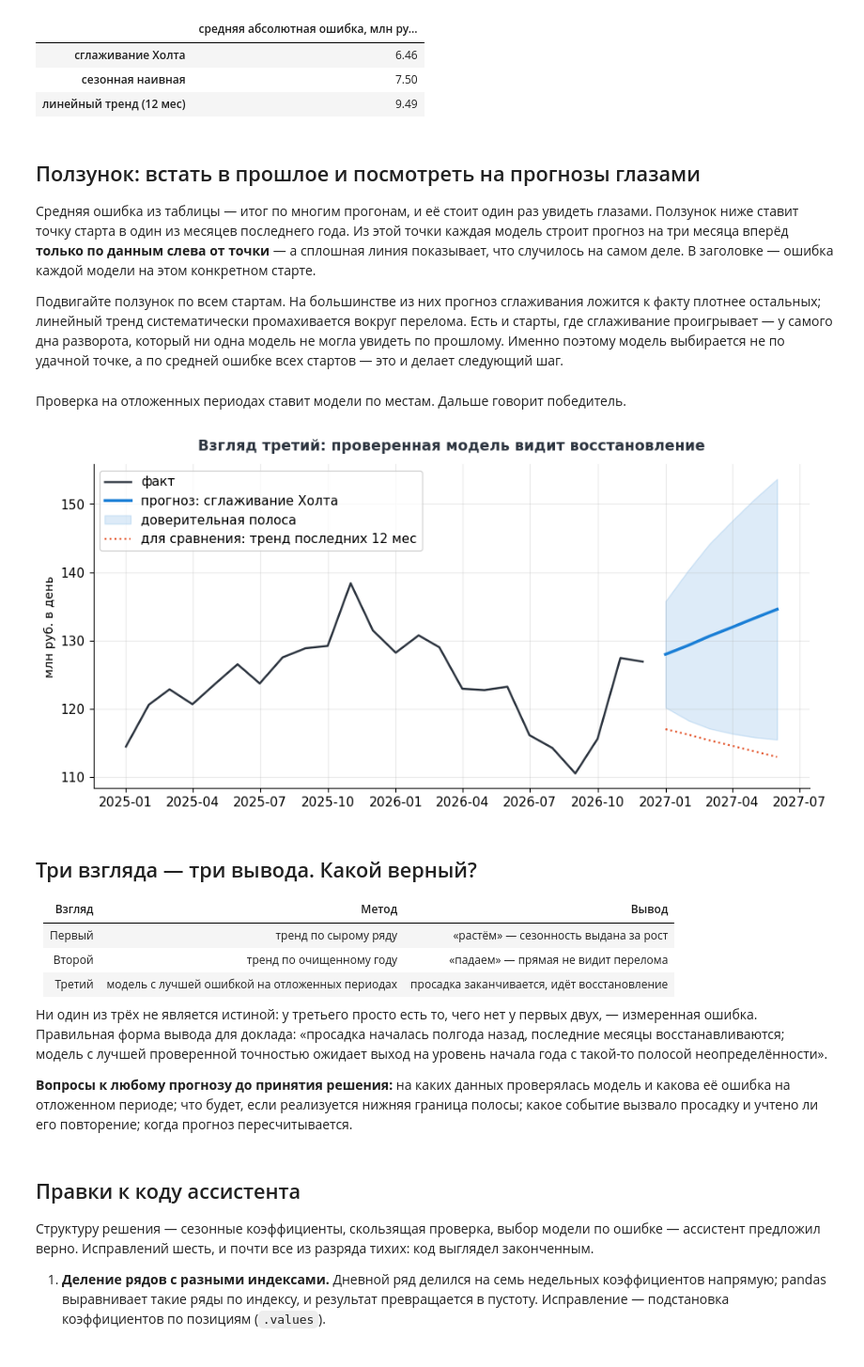
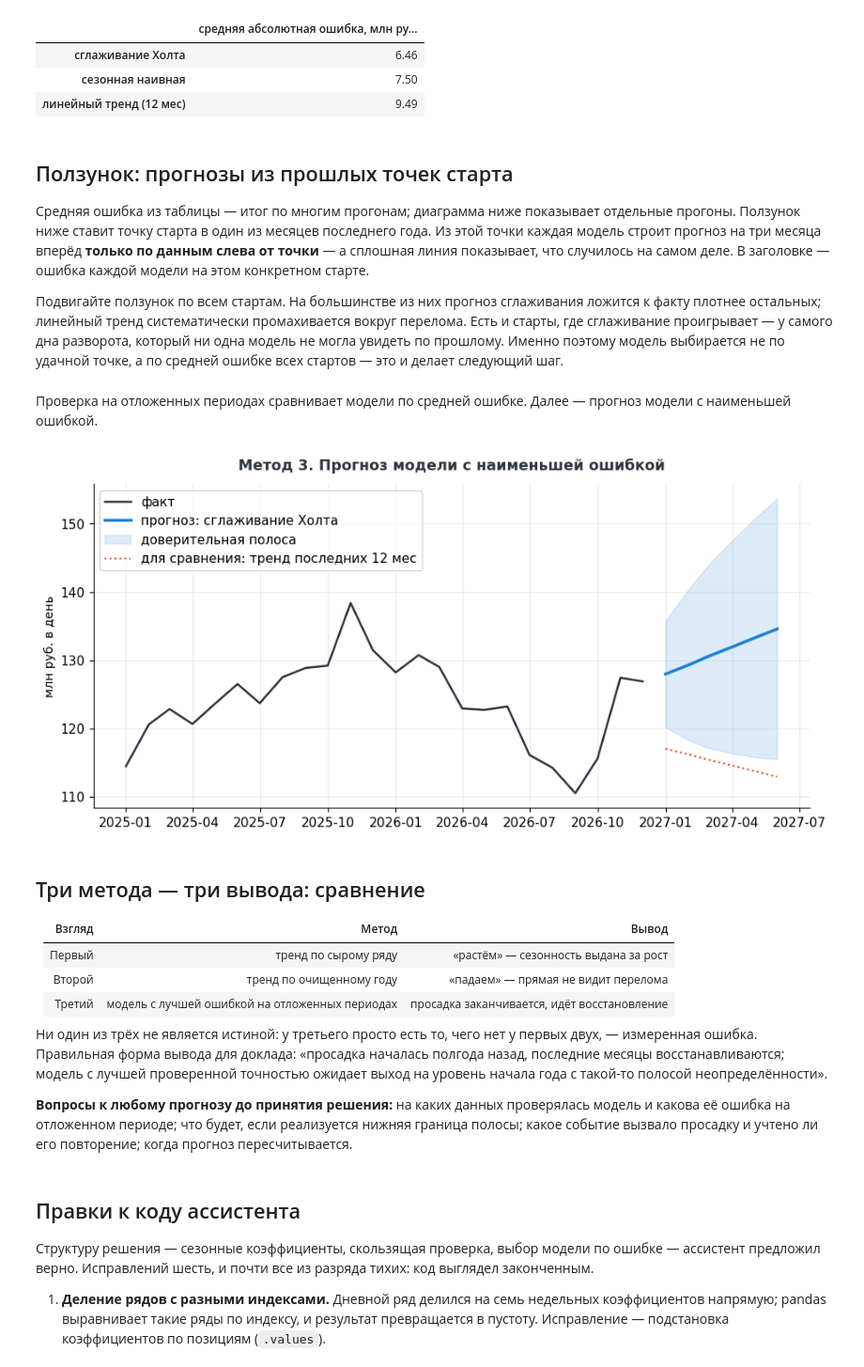
Before and after one commit to wybaeb/bank-analytics-workshop, a Jupyter notebook: 3.4_кейс_анализ_отклонений/3.4.3_анализ_отклонений.ipynb, the cells around one changed output. Shown at 94% size. Drawn from its saved outputs; the diff is of its cells as text; code cells hidden in the pictures.

```diff
--- a/3.4_кейс_анализ_отклонений/3.4.3_анализ_отклонений.ipynb
+++ b/3.4_кейс_анализ_отклонений/3.4.3_анализ_отклонений.ipynb
@@ -311,10 +311,10 @@ for имя, модель in МОДЕЛИ.items():
 | сезонная наивная | 7.50 |
 | линейный тренд (12 мес) | 9.49 |
 # %% [markdown]
-## Ползунок: встать в прошлое и посмотреть на прогнозы глазами
+## Ползунок: прогнозы из прошлых точек старта
 
-Средняя ошибка из таблицы — итог по многим прогонам, и её стоит один раз
-увидеть глазами. Ползунок ниже ставит точку старта в один из месяцев
+Средняя ошибка из таблицы — итог по многим прогонам; диаграмма ниже
+показывает отдельные прогоны. Ползунок ниже ставит точку старта в один из месяцев
 последнего года. Из этой точки каждая модель строит прогноз на три месяца
 вперёд **только по данным слева от точки** — а сплошная линия показывает,
 что случилось на самом деле. В заголовке — ошибка каждой модели на этом
@@ -392,33 +392,33 @@ fig.update_layout(
     yaxis_title="объём операций, млн руб. в день")
 fig.show()
 # %% [markdown]
-Проверка на отложенных периодах ставит модели по местам. Дальше говорит
-победитель.
+Проверка на отложенных периодах сравнивает модели по средней ошибке.
+Далее — прогноз модели с наименьшей ошибкой.
 # %%
 лучшая_имя = таблица.index[0]
 лучшая = МОДЕЛИ[лучшая_имя]
 прогноз = лучшая(значения, 6)
 
 # ширина полосы — из ошибок этой модели на скользящей проверке,
 # расширяется с горизонтом
 сигма = np.std(ошибки[лучшая_имя]) + np.mean(ошибки[лучшая_имя])
 полоса = 1.28 * сигма * np.sqrt(np.arange(1, 7) / ГОРИЗОНТ)
 
 fig, ax = plt.subplots(figsize=(11, 5))
 ax.plot(очищенный.index[-24:], значения[-24:], color=INK, lw=1.8, label="факт")
 ax.plot(будущее_даты, прогноз, color=BLUE, lw=2.5, label=f"прогноз: {лучшая_имя}")
 ax.fill_between(будущее_даты, прогноз - полоса, прогноз + полоса,
                 color=BLUE, alpha=0.15, label="доверительная полоса")
 ax.plot(будущее_даты, к12 * np.arange(12, 18) + с12, color=WARN, lw=1.6, ls=":",
         label="для сравнения: тренд последних 12 мес")
 ax.legend()
-оформить(ax, "Взгляд третий: проверенная модель видит восстановление",
+оформить(ax, "Метод 3. Прогноз модели с наименьшей ошибкой",
          y="млн руб. в день")
 plt.show()
 # %% [output]
-[figure, old version]
+[figure, new version]
 # %% [markdown]
-## Три взгляда — три вывода. Какой верный?
+## Три метода — три вывода: сравнение
 
 | Взгляд | Метод | Вывод |
 |---|---|---|
```
Also changed, not shown: parts of 5 cells of this notebook, 5 other files.
